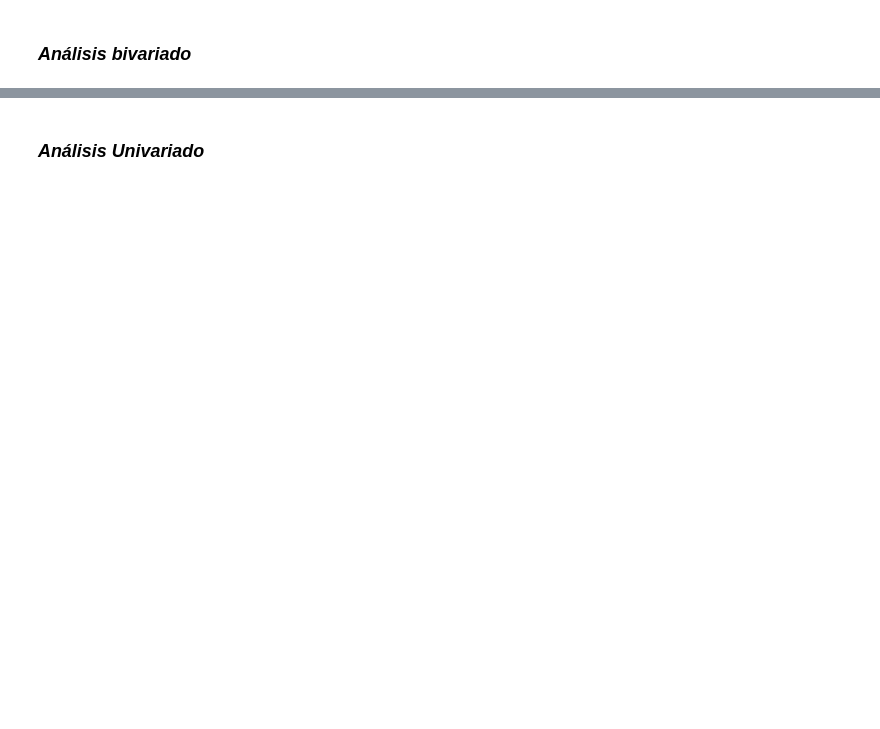
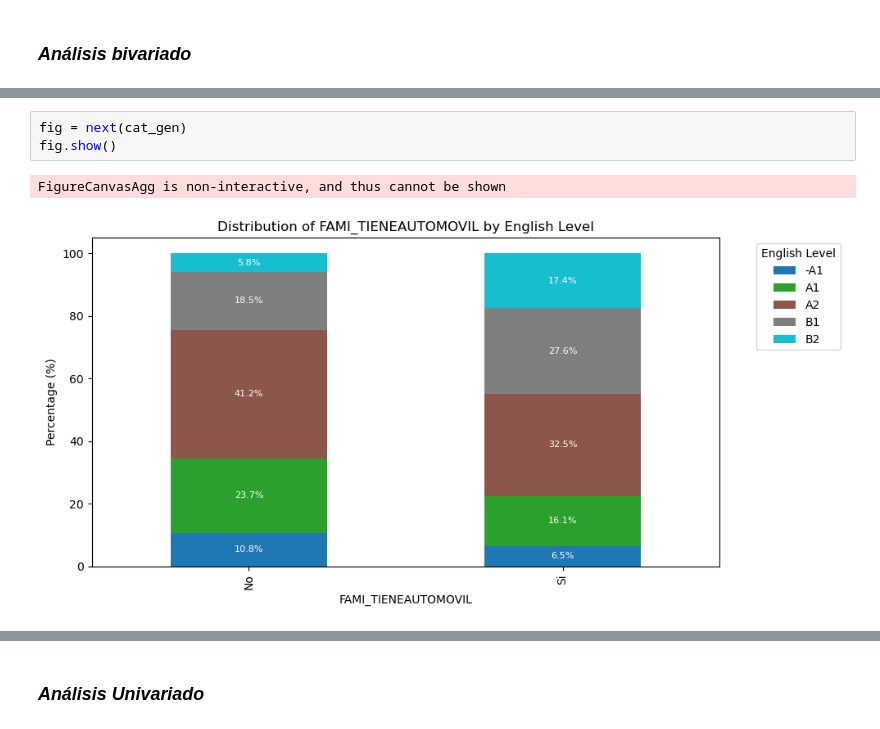
Before and after one commit to SergioSilveraM/jbook_ml202501, a Jupyter notebook: _sources/EDA.ipynb, the cells around one changed output, grey strips where cells are left out. Drawn from its saved outputs; the diff is of its cells as text; blank space fills up the shorter version.

```diff
--- a/_sources/EDA.ipynb
+++ b/_sources/EDA.ipynb
@@ -680,0 +534,6 @@ En cuanto a la variable `HasTitle` que indica la presencia de un titulo en el c
+# %%
+fig = next(cat_gen)
+fig.show()
+# %% [output]
+FigureCanvasAgg is non-interactive, and thus cannot be shown
+[figure, added]
```
Also changed, not shown: parts of 168 cells of this notebook, 45 other files.
